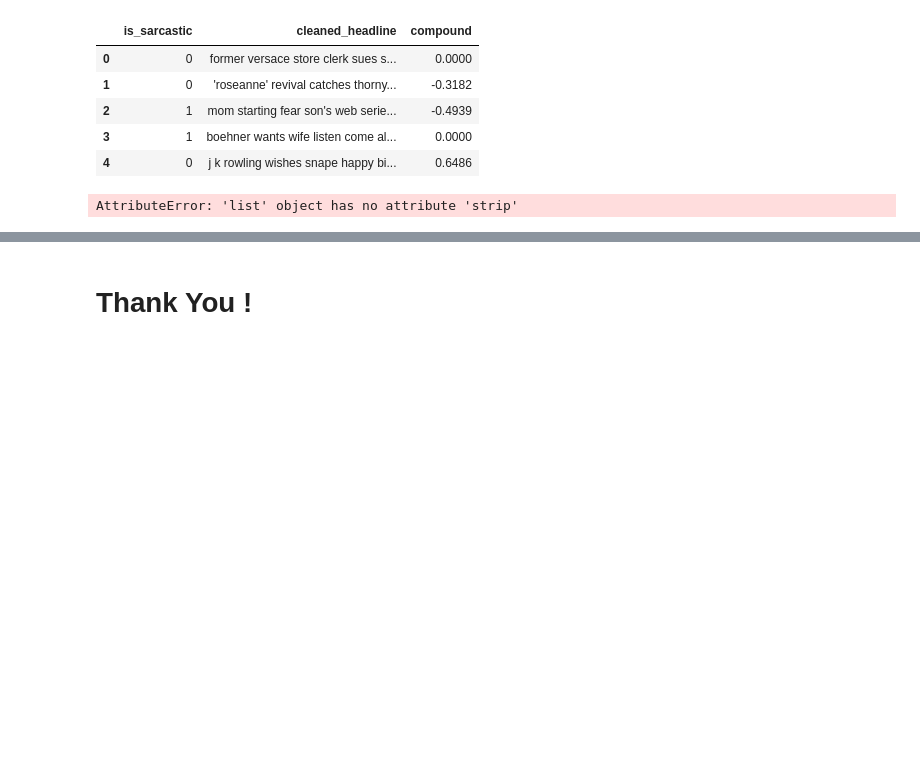
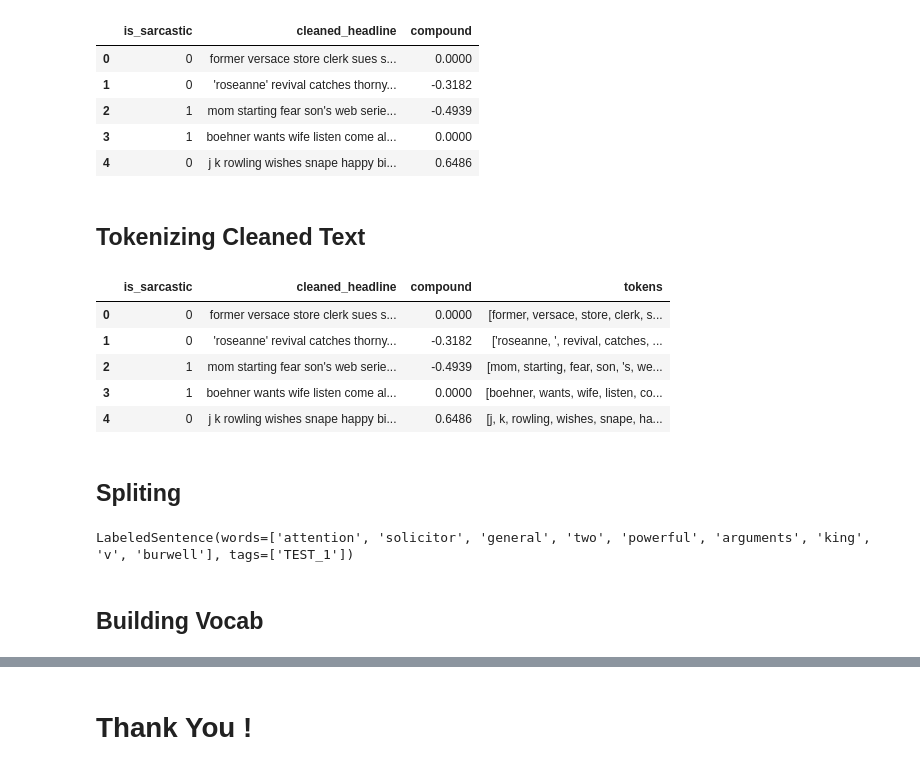
Before and after one commit to codehax41/Fake-news-vs-Legitimate-News, a Jupyter notebook: Distinguish Fake news and Legitimate news.ipynb, the cells around one changed output, grey strips where cells are left out. Saved outputs shown, nothing was run; the diff lists cells and outputs as text; code cells hidden in the pictures; blank space fills up the shorter version.

```diff
--- a/Distinguish Fake news and Legitimate news.ipynb
+++ b/Distinguish Fake news and Legitimate news.ipynb
@@ -373,5 +392,0 @@ tqdm.pandas(desc="progress-bar")
-# %%
-data2 = data1['cleaned_headline']
-data3 = [tok.strip() for tok in data2]
-# %% [output]
-AttributeError: 'list' object has no attribute 'strip'
@@ -379,0 +393,15 @@ data2['tokens']
+# %% [markdown]
+## Tokenizing Cleaned Text
+# %%
+data1['tokens'] = [word_tokenize(i) for i in data1['cleaned_headline']]
+# %%
+data1.head()
+# %% [output]
+|  | is_sarcastic | cleaned_headline | compound | tokens |
+| 0 | 0 | former versace store clerk sues s... | 0.0000 | [former, versace, store, clerk, s... |
+| 1 | 0 | 'roseanne' revival catches thorny... | -0.3182 | ['roseanne, ', revival, catches, ... |
+| 2 | 1 | mom starting fear son's web serie... | -0.4939 | [mom, starting, fear, son, 's, we... |
+| 3 | 1 | boehner wants wife listen come al... | 0.0000 | [boehner, wants, wife, listen, co... |
+| 4 | 0 | j k rowling wishes snape happy bi... | 0.6486 | [j, k, rowling, wishes, snape, ha... |
+# %% [markdown]
+## Spliting
@@ -379,0 +421,6 @@ data2['tokens']
+# %%
+x_test[1]
+# %% [output]
+LabeledSentence(words=['attention', 'solicitor', 'general', 'two', 'powerful', 'arguments', 'king', 'v', 'burwell'], tags=['TEST_1'])
+# %% [markdown]
+## Building Vocab
```
Also changed, not shown: parts of 24 cells of this notebook.
